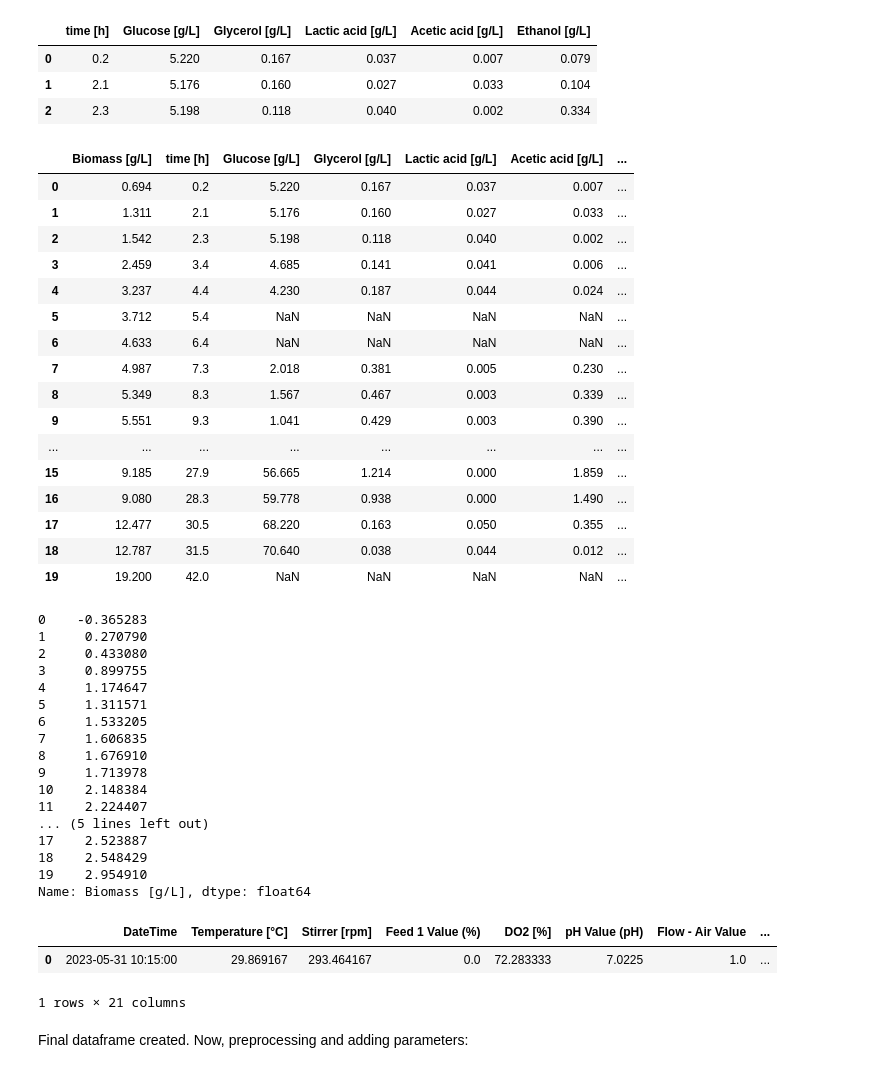
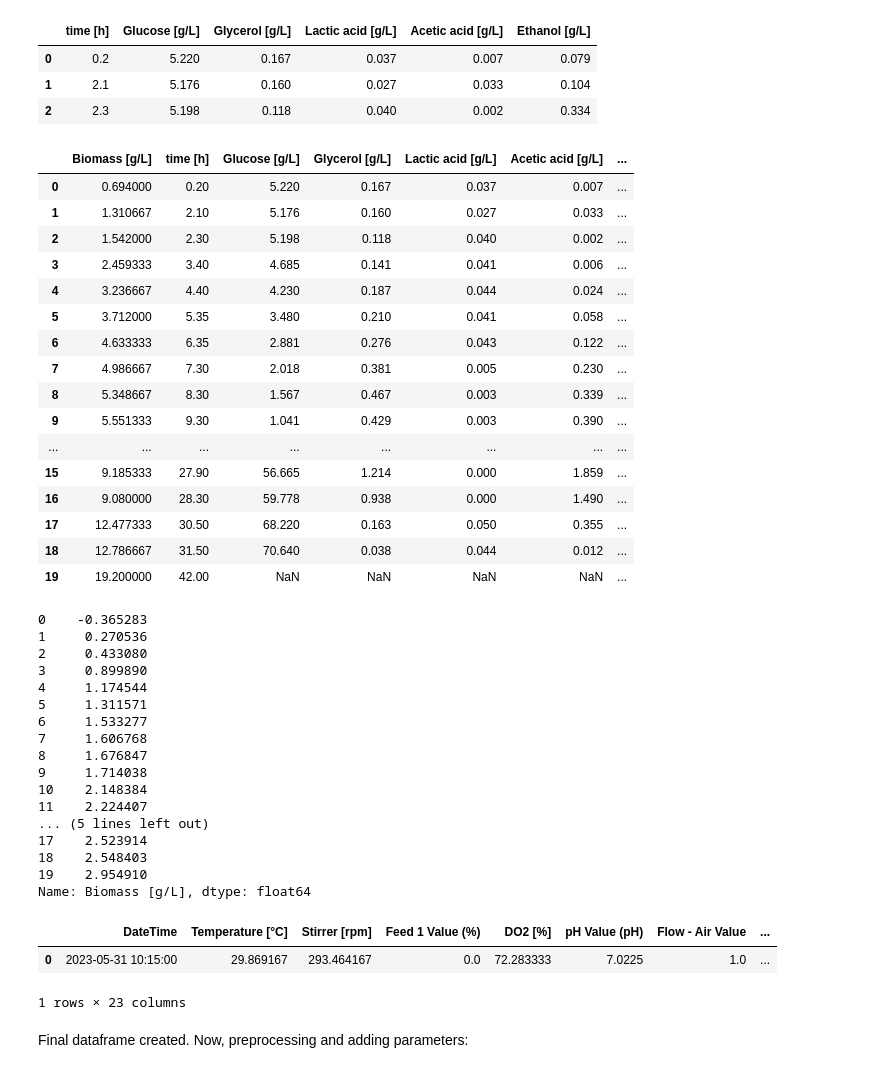
Before and after one commit to boripf/hybrid-model-corynebacterium, a Jupyter notebook: A_preprocessing.ipynb, the cells around one changed output. Cells and saved outputs as stored; diff of their text form; code cells hidden in the pictures.

```diff
--- a/A_preprocessing.ipynb
+++ b/A_preprocessing.ipynb
@@ -135,7 +135,7 @@ df_merged4.head(1)
 # %% [markdown]
 Merge biomass to the other parameters.
 # %%
-df_biomass=pd.read_csv('data/fermentation raw data/biomass_mix.csv', sep=';')
+df_biomass=pd.read_csv('data/fermentation raw data/biomass_OD.csv', sep=';')
 for col in df_biomass.columns:
     df_biomass[col]=df_biomass[col].str.replace(',', '.')
     df_biomass[col]=pd.to_numeric(df_biomass[col])
@@ -161,56 +161,58 @@ df_hplc.head(3)
 # %%
 # add Yield Yxs calculated stepwise: consecutive between the two closest taken sample such as 1&2, 2&3, 3&4,... (?)
 df_Yxs = df_biomass.merge(df_hplc, on='time [h]', how='left')
 
 #this way i tried to calculated it always outgoing from the first sample data to the next one. 1 to 2, 1 to 3, 1 to 4...
-df_Yxs['mu [1/h]'] = (np.log(df_Yxs['Biomass [g/L]']) - np.log(df_Yxs['Biomass [g/L]'].iloc[0]))*(-1) / (df_Yxs['time [h]'] - df_Yxs['time [h]'].iloc[0])
+#df_Yxs['mu [1/h]'] = np.log(df_Yxs['Biomass [g/L]'] - df_Yxs['Biomass [g/L]'].iloc[0]) / (df_Yxs['time [h]'] - df_Yxs['time [h]'].iloc[0])
+df_Yxs['mu [1/h]'] = (np.log(df_Yxs['Biomass [g/L]']) - np.log(df_Yxs['Biomass [g/L]'].iloc[0])) / (df_Yxs['time [h]'] - df_Yxs['time [h]'].iloc[0])
 # df_Yxs['mu [1/h]'] = np.log(df_Yxs['Biomass [g/L]'].diff()) / df_Yxs['time [h]'].diff()
 
-df_Yxs['Yxs [gx/gs]'] = (df_Yxs['Biomass [g/L]'] - df_Yxs['Biomass [g/L]'].iloc[0]) / (df_Yxs['Glucose [g/L]'] - df_Yxs['Glucose [g/L]'].iloc[0])
-#df_Yxs['Yxs [gx/gs]'] = df_Yxs['Biomass [g/L]'].diff() / df_Yxs['Glucose [g/L]'].diff()*(-1)
+df_Yxs['Yxs 1 [gx/gs]'] = (df_Yxs['Biomass [g/L]'] - df_Yxs['Biomass [g/L]'].iloc[0]) / (df_Yxs['Glucose [g/L]'] - df_Yxs['Glucose [g/L]'].iloc[0])
+df_Yxs['Yxs 2 [gx/gs]'] = (df_Yxs['Biomass [g/L]'].diff()) / df_Yxs['Glucose [g/L]'].diff()
+df_Yxs['Yxs 3 [gx/gs]'] = abs(df_Yxs['Biomass [g/L]'].diff()) / abs(df_Yxs['Glucose [g/L]'].diff())
 
 
 # Save the DataFrame to an Excel file
 df_Yxs.to_excel('data/Yxs_table.xlsx', index=False)
 
 df_Yxs.head(20)
 # %% [output]
 |  | Biomass [g/L] | time [h] | Glucose [g/L] | Glycerol [g/L] | Lactic acid [g/L] | Acetic acid [g/L] | ... |
-| 0 | 0.694 | 0.2 | 5.220 | 0.167 | 0.037 | 0.007 | ... |
-| 1 | 1.311 | 2.1 | 5.176 | 0.160 | 0.027 | 0.033 | ... |
-| 2 | 1.542 | 2.3 | 5.198 | 0.118 | 0.040 | 0.002 | ... |
-| 3 | 2.459 | 3.4 | 4.685 | 0.141 | 0.041 | 0.006 | ... |
-| 4 | 3.237 | 4.4 | 4.230 | 0.187 | 0.044 | 0.024 | ... |
-| 5 | 3.712 | 5.4 | NaN | NaN | NaN | NaN | ... |
-| 6 | 4.633 | 6.4 | NaN | NaN | NaN | NaN | ... |
-| 7 | 4.987 | 7.3 | 2.018 | 0.381 | 0.005 | 0.230 | ... |
-| 8 | 5.349 | 8.3 | 1.567 | 0.467 | 0.003 | 0.339 | ... |
-| 9 | 5.551 | 9.3 | 1.041 | 0.429 | 0.003 | 0.390 | ... |
+| 0 | 0.694000 | 0.20 | 5.220 | 0.167 | 0.037 | 0.007 | ... |
+| 1 | 1.310667 | 2.10 | 5.176 | 0.160 | 0.027 | 0.033 | ... |
+| 2 | 1.542000 | 2.30 | 5.198 | 0.118 | 0.040 | 0.002 | ... |
+| 3 | 2.459333 | 3.40 | 4.685 | 0.141 | 0.041 | 0.006 | ... |
+| 4 | 3.236667 | 4.40 | 4.230 | 0.187 | 0.044 | 0.024 | ... |
+| 5 | 3.712000 | 5.35 | 3.480 | 0.210 | 0.041 | 0.058 | ... |
+| 6 | 4.633333 | 6.35 | 2.881 | 0.276 | 0.043 | 0.122 | ... |
+| 7 | 4.986667 | 7.30 | 2.018 | 0.381 | 0.005 | 0.230 | ... |
+| 8 | 5.348667 | 8.30 | 1.567 | 0.467 | 0.003 | 0.339 | ... |
+| 9 | 5.551333 | 9.30 | 1.041 | 0.429 | 0.003 | 0.390 | ... |
 | ... | ... | ... | ... | ... | ... | ... | ... |
-| 15 | 9.185 | 27.9 | 56.665 | 1.214 | 0.000 | 1.859 | ... |
-| 16 | 9.080 | 28.3 | 59.778 | 0.938 | 0.000 | 1.490 | ... |
-| 17 | 12.477 | 30.5 | 68.220 | 0.163 | 0.050 | 0.355 | ... |
-| 18 | 12.787 | 31.5 | 70.640 | 0.038 | 0.044 | 0.012 | ... |
-| 19 | 19.200 | 42.0 | NaN | NaN | NaN | NaN | ... |
+| 15 | 9.185333 | 27.90 | 56.665 | 1.214 | 0.000 | 1.859 | ... |
+| 16 | 9.080000 | 28.30 | 59.778 | 0.938 | 0.000 | 1.490 | ... |
+| 17 | 12.477333 | 30.50 | 68.220 | 0.163 | 0.050 | 0.355 | ... |
+| 18 | 12.786667 | 31.50 | 70.640 | 0.038 | 0.044 | 0.012 | ... |
+| 19 | 19.200000 | 42.00 | NaN | NaN | NaN | NaN | ... |
 # %%
 log_values = np.log(df_Yxs['Biomass [g/L]'])
 print(log_values)
 # %% [output]
 0    -0.365283
-1     0.270790
+1     0.270536
 2     0.433080
-3     0.899755
-4     1.174647
+3     0.899890
+4     1.174544
 5     1.311571
-6     1.533205
-7     1.606835
-8     1.676910
-9     1.713978
+6     1.533277
+7     1.606768
+8     1.676847
+9     1.714038
 10    2.148384
 11    2.224407
 ... (5 lines left out)
-17    2.523887
-18    2.548429
+17    2.523914
+18    2.548403
 19    2.954910
 Name: Biomass [g/L], dtype: float64
 # %%
@@ -219,7 +221,7 @@ df.head(1)
 # %% [output]
 |  | DateTime | Temperature [°C] | Stirrer [rpm] | Feed 1 Value (%) | DO2 [%] | pH Value (pH) | Flow - Air Value | ... |
 | 0 | 2023-05-31 10:15:00 | 29.869167 | 293.464167 | 0.0 | 72.283333 | 7.0225 | 1.0 | ... |
-1 rows × 21 columns
+1 rows × 23 columns
 # %% [markdown]
 Final dataframe created. Now, preprocessing and adding parameters:
 # %%
```
Also changed, not shown: parts of 8 cells of this notebook, 6 other files.
